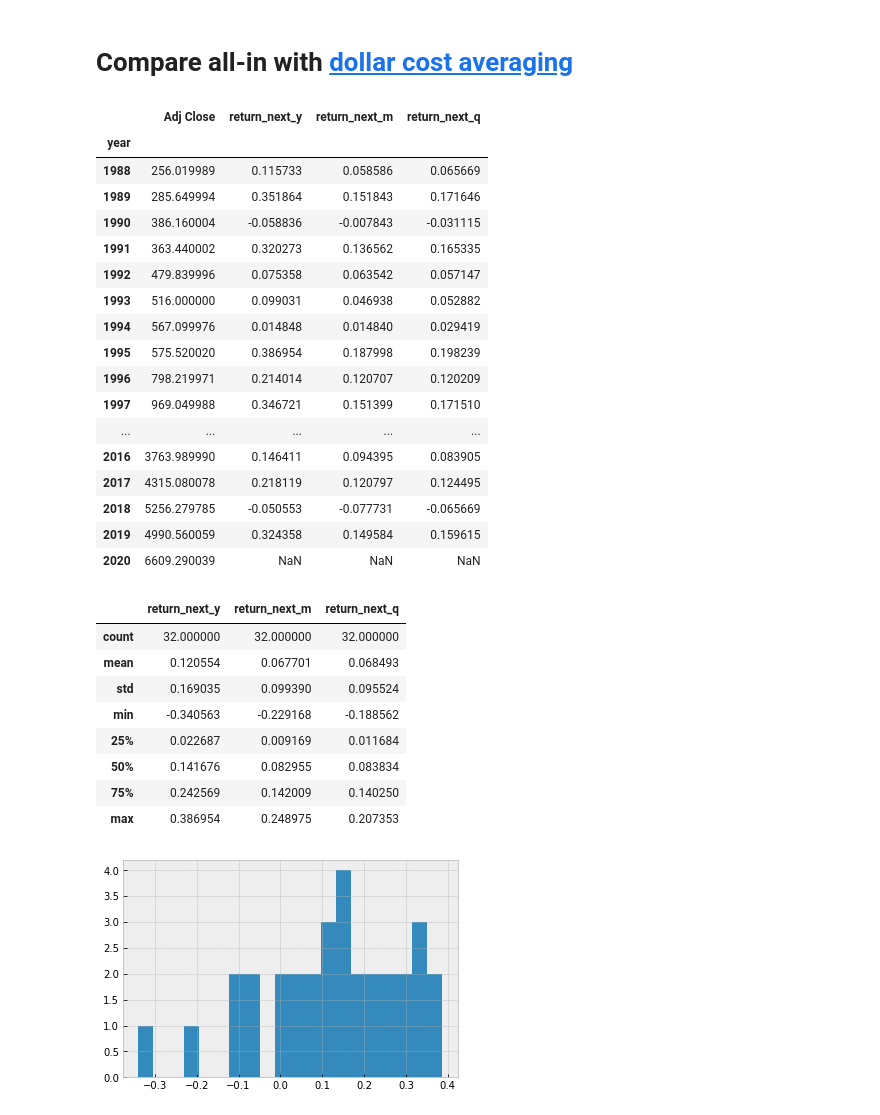
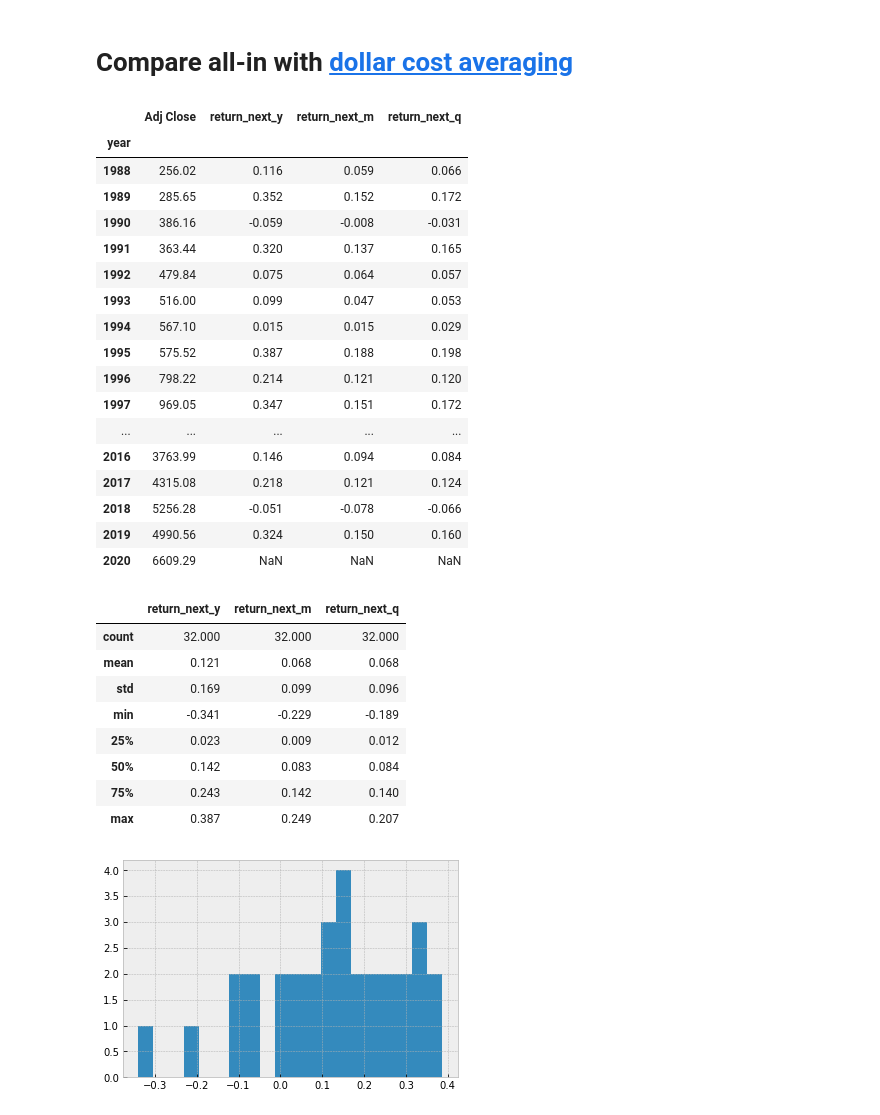
Before and after one commit to RuoyunLin/code_snippets, a Jupyter notebook: finance/BP4_how_to_maximize_annual_investment_return_for_short_term_investment.ipynb, the cells around one changed output. Cells and saved outputs as stored; diff of their text form; code cells hidden in the pictures.

```diff
--- a/finance/BP4_how_to_maximize_annual_investment_return_for_short_term_investment.ipynb
+++ b/finance/BP4_how_to_maximize_annual_investment_return_for_short_term_investment.ipynb
@@ -76,57 +78,57 @@ def calc_return_over_periods_list(
 # %%
 # Join dollar cost averaging results together into one dataframe
 df = df.drop(columns='return')
 
 for year in SP.year.unique()[:-1]:
     df.loc[f'{int(year)}', 'return_next_m'] = (
     calc_return_over_periods_list(
         [1]*12,
         df_m.loc[(f'{year}'),'return_next'].tolist(),
         12)
     )
 
     df.loc[f'{int(year)}', 'return_next_q'] = (
     calc_return_over_periods_list(
         [1]*4,
         df_q.loc[(f'{year}'),'return_next'].tolist(),
         4)
     )
 
-df
+df.round(3)
 # %% [output]
 |  | Adj Close | return_next_y | return_next_m | return_next_q |
 | year |  |  |  |  |
-| 1988 | 256.019989 | 0.115733 | 0.058586 | 0.065669 |
-| 1989 | 285.649994 | 0.351864 | 0.151843 | 0.171646 |
-| 1990 | 386.160004 | -0.058836 | -0.007843 | -0.031115 |
-| 1991 | 363.440002 | 0.320273 | 0.136562 | 0.165335 |
-| 1992 | 479.839996 | 0.075358 | 0.063542 | 0.057147 |
-| 1993 | 516.000000 | 0.099031 | 0.046938 | 0.052882 |
-| 1994 | 567.099976 | 0.014848 | 0.014840 | 0.029419 |
-| 1995 | 575.520020 | 0.386954 | 0.187998 | 0.198239 |
-| 1996 | 798.219971 | 0.214014 | 0.120707 | 0.120209 |
-| 1997 | 969.049988 | 0.346721 | 0.151399 | 0.171510 |
+| 1988 | 256.02 | 0.116 | 0.059 | 0.066 |
+| 1989 | 285.65 | 0.352 | 0.152 | 0.172 |
+| 1990 | 386.16 | -0.059 | -0.008 | -0.031 |
+| 1991 | 363.44 | 0.320 | 0.137 | 0.165 |
+| 1992 | 479.84 | 0.075 | 0.064 | 0.057 |
+| 1993 | 516.00 | 0.099 | 0.047 | 0.053 |
+| 1994 | 567.10 | 0.015 | 0.015 | 0.029 |
+| 1995 | 575.52 | 0.387 | 0.188 | 0.198 |
+| 1996 | 798.22 | 0.214 | 0.121 | 0.120 |
+| 1997 | 969.05 | 0.347 | 0.151 | 0.172 |
 | ... | ... | ... | ... | ... |
-| 2016 | 3763.989990 | 0.146411 | 0.094395 | 0.083905 |
-| 2017 | 4315.080078 | 0.218119 | 0.120797 | 0.124495 |
-| 2018 | 5256.279785 | -0.050553 | -0.077731 | -0.065669 |
-| 2019 | 4990.560059 | 0.324358 | 0.149584 | 0.159615 |
-| 2020 | 6609.290039 | NaN | NaN | NaN |
+| 2016 | 3763.99 | 0.146 | 0.094 | 0.084 |
+| 2017 | 4315.08 | 0.218 | 0.121 | 0.124 |
+| 2018 | 5256.28 | -0.051 | -0.078 | -0.066 |
+| 2019 | 4990.56 | 0.324 | 0.150 | 0.160 |
+| 2020 | 6609.29 | NaN | NaN | NaN |
 # %%
 # Return_next_y is the annual return for all-in method
 # Return_next_m is the annual return of the monthly dollar cost averaging method
 # Return_next_q is the annual return of the quarterly dollar cost averaging method
-df[['return_next_y','return_next_m','return_next_q']].describe()
+df[['return_next_y','return_next_m','return_next_q']].describe().round(3)
 # %% [output]
 |  | return_next_y | return_next_m | return_next_q |
-| count | 32.000000 | 32.000000 | 32.000000 |
-| mean | 0.120554 | 0.067701 | 0.068493 |
-| std | 0.169035 | 0.099390 | 0.095524 |
-| min | -0.340563 | -0.229168 | -0.188562 |
-| 25% | 0.022687 | 0.009169 | 0.011684 |
-| 50% | 0.141676 | 0.082955 | 0.083834 |
-| 75% | 0.242569 | 0.142009 | 0.140250 |
-| max | 0.386954 | 0.248975 | 0.207353 |
+| count | 32.000 | 32.000 | 32.000 |
+| mean | 0.121 | 0.068 | 0.068 |
+| std | 0.169 | 0.099 | 0.096 |
+| min | -0.341 | -0.229 | -0.189 |
+| 25% | 0.023 | 0.009 | 0.012 |
+| 50% | 0.142 | 0.083 | 0.084 |
+| 75% | 0.243 | 0.142 | 0.140 |
+| max | 0.387 | 0.249 | 0.207 |
 # %%
 # Plan A: All-in (Invest at the beginning of each year)
 df['return_next_y'].hist(bins=20);
```
Also changed, not shown: parts of 6 cells of this notebook, 2 other files.
